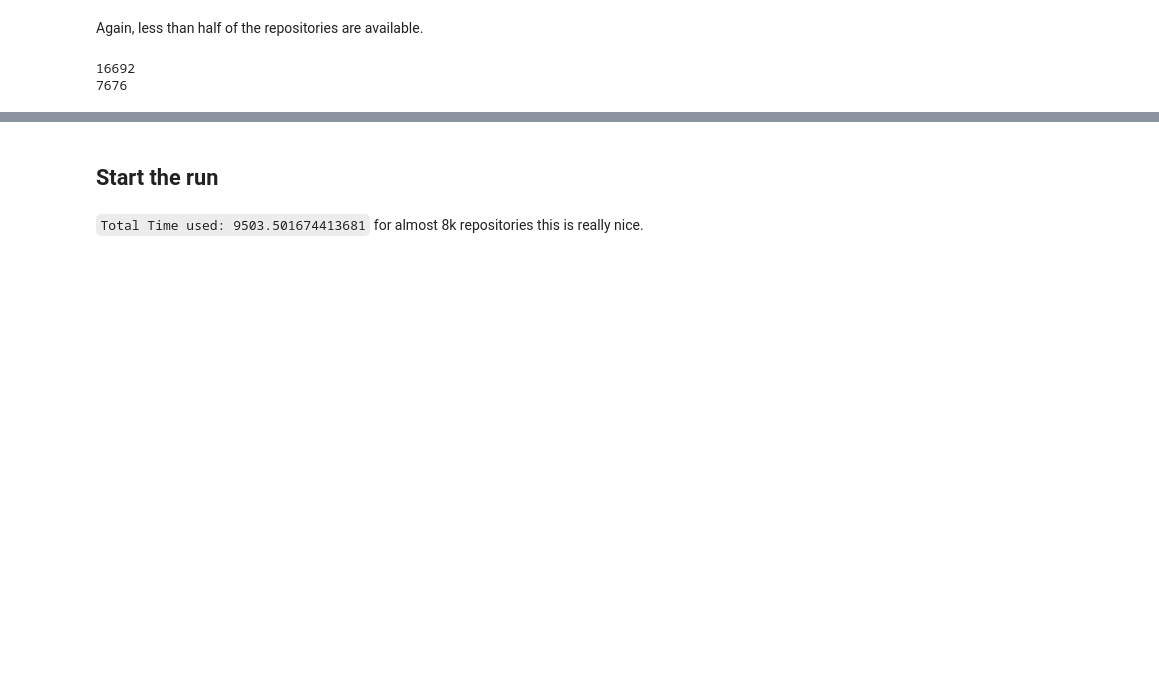
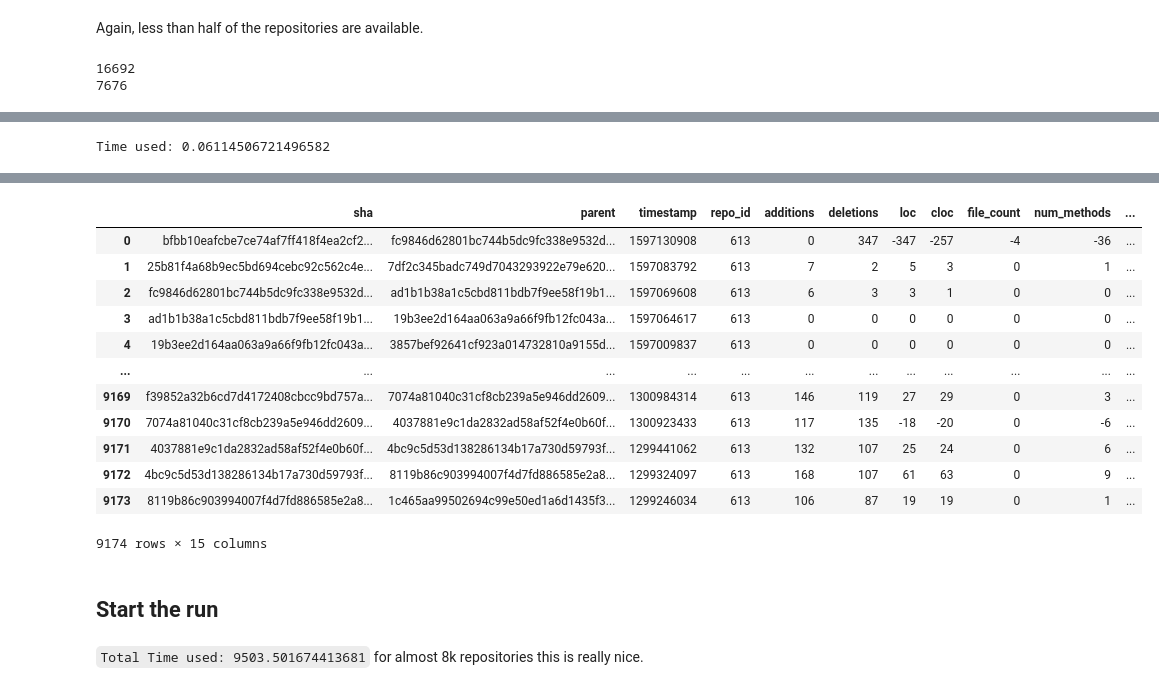
Before and after one commit to LeonBein/CRM20, a Jupyter notebook: RepoAnalysis.ipynb, the cells around one changed output, grey strips where cells are left out. Cells and saved outputs as stored; diff of their text form; code cells hidden in the pictures; blank space fills up the shorter version.

```diff
--- a/RepoAnalysis.ipynb
+++ b/RepoAnalysis.ipynb
@@ -936,0 +946,6 @@ print(len(repos))
+# %%
+dbUtils.runQuery('''
+    SELECT * FROM crm20.'''+tableName+'''
+''')
+# %% [output]
+Time used: 0.06114506721496582
@@ -937,3 +953,16 @@ print(len(repos))
+|  | sha | parent | timestamp | repo_id | additions | deletions | loc | cloc | file_count | num_methods | ... |
+| 0 | bfbb10eafcbe7ce74af7ff418f4ea2cf2... | fc9846d62801bc744b5dc9fc338e9532d... | 1597130908 | 613 | 0 | 347 | -347 | -257 | -4 | -36 | ... |
+| 1 | 25b81f4a68b9ec5bd694cebc92c562c4e... | 7df2c345badc749d7043293922e79e620... | 1597083792 | 613 | 7 | 2 | 5 | 3 | 0 | 1 | ... |
+| 2 | fc9846d62801bc744b5dc9fc338e9532d... | ad1b1b38a1c5cbd811bdb7f9ee58f19b1... | 1597069608 | 613 | 6 | 3 | 3 | 1 | 0 | 0 | ... |
+| 3 | ad1b1b38a1c5cbd811bdb7f9ee58f19b1... | 19b3ee2d164aa063a9a66f9fb12fc043a... | 1597064617 | 613 | 0 | 0 | 0 | 0 | 0 | 0 | ... |
+| 4 | 19b3ee2d164aa063a9a66f9fb12fc043a... | 3857bef92641cf923a014732810a9155d... | 1597009837 | 613 | 0 | 0 | 0 | 0 | 0 | 0 | ... |
+| ... | ... | ... | ... | ... | ... | ... | ... | ... | ... | ... | ... |
+| 9169 | f39852a32b6cd7d4172408cbcc9bd757a... | 7074a81040c31cf8cb239a5e946dd2609... | 1300984314 | 613 | 146 | 119 | 27 | 29 | 0 | 3 | ... |
+| 9170 | 7074a81040c31cf8cb239a5e946dd2609... | 4037881e9c1da2832ad58af52f4e0b60f... | 1300923433 | 613 | 117 | 135 | -18 | -20 | 0 | -6 | ... |
+| 9171 | 4037881e9c1da2832ad58af52f4e0b60f... | 4bc9c5d53d138286134b17a730d59793f... | 1299441062 | 613 | 132 | 107 | 25 | 24 | 0 | 6 | ... |
+| 9172 | 4bc9c5d53d138286134b17a730d59793f... | 8119b86c903994007f4d7fd886585e2a8... | 1299324097 | 613 | 168 | 107 | 61 | 63 | 0 | 9 | ... |
+| 9173 | 8119b86c903994007f4d7fd886585e2a8... | 1c465aa99502694c99e50ed1a6d1435f3... | 1299246034 | 613 | 106 | 87 | 19 | 19 | 0 | 1 | ... |
+9174 rows × 15 columns
 # %% [markdown]
 ## Start the run
 # %%
```
Also changed, not shown: parts of 3 cells of this notebook, 1 other file.
